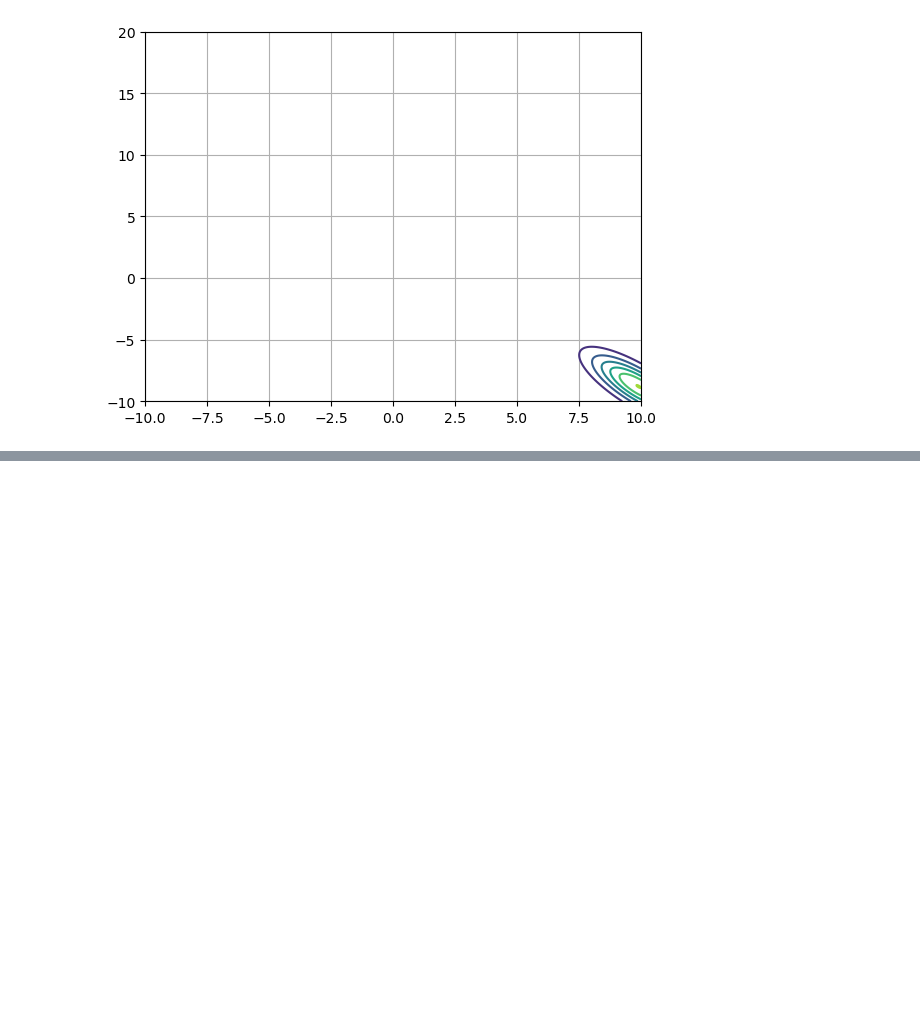
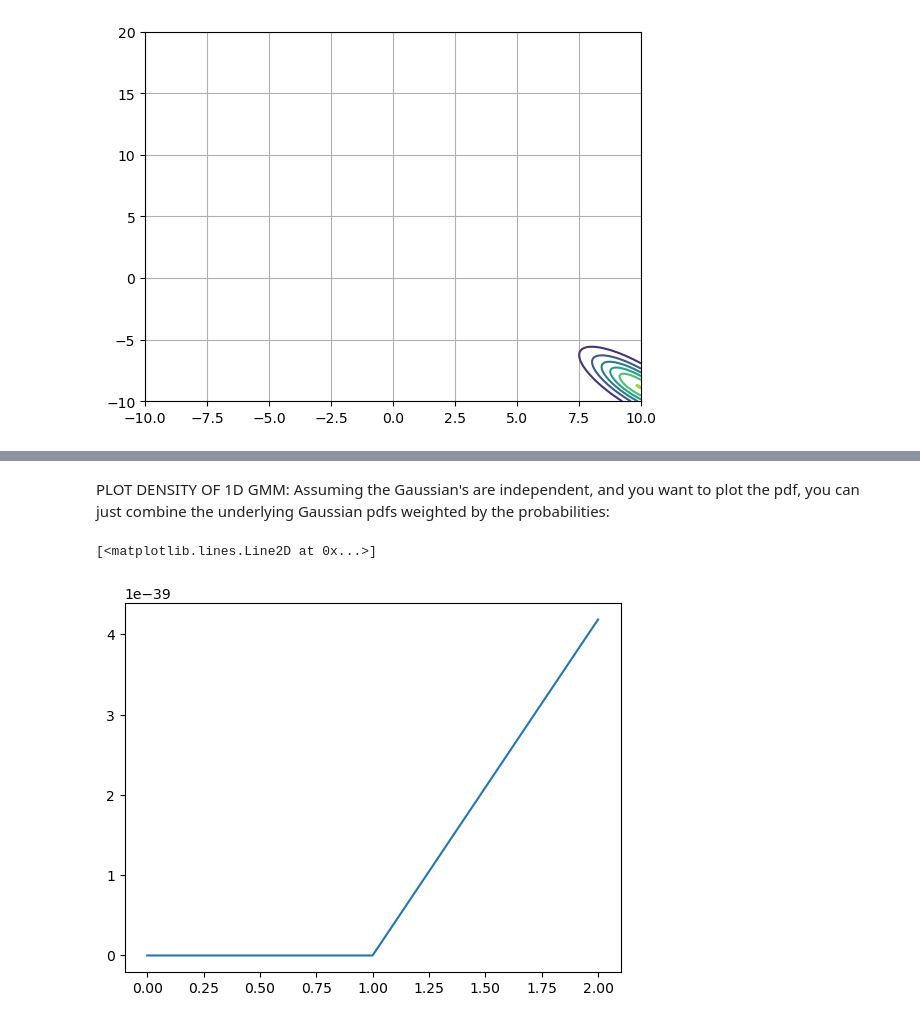
Before and after one commit to roboticapples14/ML-scripts, a Jupyter notebook: GMM.ipynb, the cells around one changed output, grey strips where cells are left out. Saved outputs shown, nothing was run; the diff lists cells and outputs as text; code cells hidden in the pictures; blank space fills up the shorter version.

```diff
--- a/GMM.ipynb
+++ b/GMM.ipynb
@@ -28,0 +50,21 @@ GMM_Plot.plot_gmm(mu,cov)
+# %% [markdown]
+PLOT DENSITY OF 1D GMM:
+Assuming the Gaussian's are independent, and you want to plot the pdf, you can just combine the underlying Gaussian pdfs weighted by the probabilities:
+# %%
+import numpy as np
+import scipy.stats as ss
+import matplotlib.pyplot as plt
+
+means = 18.347, 14.997, 18.421
+stdevs = 1.2193, 0.986, 1.1354
+weights = 0.13, 0.55, 0.32
+
+x = np.arange(0., 4., 1)
+
+pdfs = [p * ss.norm.pdf(x, mu, sd) for mu, sd, p in zip(means, stdevs, weights)]
+
+density = np.sum(np.array(pdfs), axis=0)
+plt.plot(x, density)
+# %% [output]
+[<matplotlib.lines.Line2D at 0x...>]
+[figure, added]
```
Also changed, not shown: parts of 3 cells of this notebook, 26 other files.
